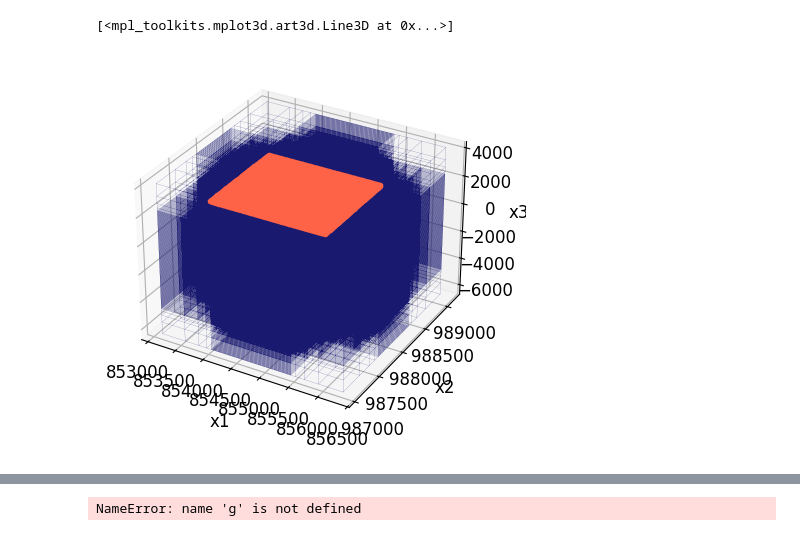
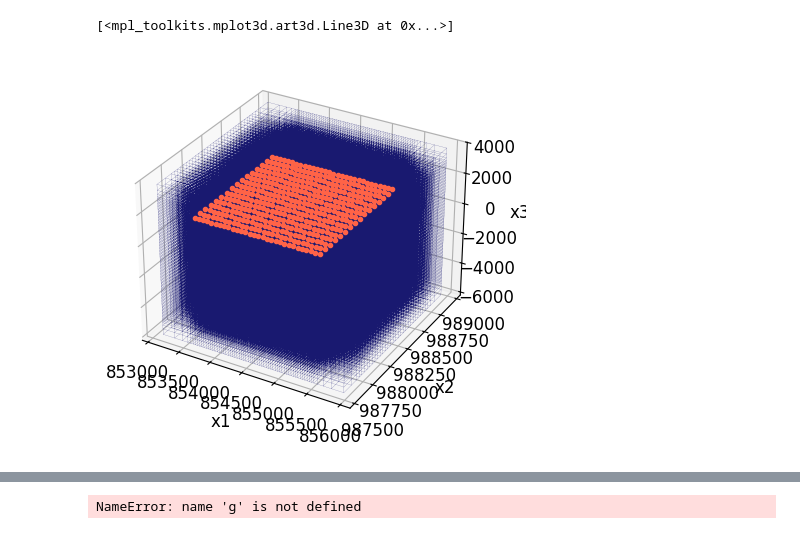
Before and after one commit to GabrielMoreno09/Proyecto_VCM_Modelamiento_Inversion, a Jupyter notebook: Inversion_WLS_dato_real_001_VCM.ipynb, the cells around one changed output, grey strips where cells are left out. Drawn from its saved outputs; the diff is of its cells as text; code cells hidden in the pictures.

Commit message:
Cambio en los datos de datos de inversión

```diff
--- a/Inversion_WLS_dato_real_001_VCM.ipynb
+++ b/Inversion_WLS_dato_real_001_VCM.ipynb
@@ -66,7 +66,7 @@ import tarfile
 data_source = "https://drive.google.com/uc?export=download&id=10Onogxn_earqKe9X0F_VtnJxV_dd8cR4"
 
 # Descargar el archivo y guardar el nombre local
-downloaded_data = "Inversion_Datos_Andes.tar.gz"
+downloaded_data = "Inversion_Datos_Andes_Dato_Real.tar.gz"
 print(f"Downloading data from: {data_source}")
 urllib.request.urlretrieve(data_source, downloaded_data)
 print(f"File downloaded: {downloaded_data}")
@@ -81,11 +81,11 @@ else:
     print("The downloaded file is not a tar.gz file.")
 
 # Definir el directorio que contiene los datos descomprimidos
-dir_path = os.path.join("Inversion_Datos_Andes", "")  # Ruta a la carpeta descomprimida
+dir_path = os.path.join("Inversion_Datos_Andes_Dato_Real", "")  # Ruta a la carpeta descomprimida
 
 # Nombres de los archivos con rutas completas
-topo_filename = os.path.join(dir_path, "Topo_80k_puntos_Andes.txt")
-data_filename = os.path.join(dir_path, "Dato_obs_5k_puntos_Andes_Inf.txt")
+topo_filename = os.path.join(dir_path, "Topo_20k_puntos_Andes.txt")
+data_filename = os.path.join(dir_path, "Puntos_480_dato_real.txt")
 
 # Verificación de los archivos
 if os.path.exists(topo_filename):
@@ -989,62 +1022,62 @@ new_data_object = data.Data(survey, dobs=dobs, standard_deviation=new_uncertaint
 # ax.set_ylim(-6000, 3000)
 # ax.set_title("Cell Log-Volumes at Y = 0 m")
 # %%
-# #definir la malla
-# dx = 35
-# ncx = 40
-# dy = 37
-# ncy = 15
-# dz = 200
-# ncz = 40
-# dpadh = 3.5
-# exp_h = 1.5
+#definir la malla
+dx = 35
+ncx = 55
+dy = 37
+ncy = 25
+dz = 100
+ncz = 80
+dpadh = 4.5
+exp_h = 1.5
 
-# hx = [(dx, dpadh, -exp_h), (dx, ncx), (dx, dpadh, exp_h)]
-# hy = [(dy, dpadh, -exp_h), (dy, ncy), (dy, dpadh, exp_h)]
-# hz = [(dz, 3, -exp_h), (dz, ncz)]
-# tree_mesh = TensorMesh([hx, hy, hz], x0=[853614,987543,-6000])
-# tree_mesh.plot_grid(color="midnightblue", linewidth=0.1)
+hx = [(37, dpadh, -exp_h), (dx, ncx), (37, dpadh, exp_h)]
+hy = [(20, dpadh, -exp_h), (dy, ncy), (20, dpadh, exp_h)]
+hz = [(74, dpadh, -exp_h), (dz, ncz), (74, dpadh, exp_h)]
+tree_mesh = TensorMesh([hx, hy, hz], x0=[853114,987543,-6000])
+tree_mesh.plot_grid(color="midnightblue", linewidth=0.1)
 
 
-# Valores con la mitad del detalle (celdas el doble de grandes, mitad de cantidad)
-dx = 20  # 10 × 2
-ncx = 95  # 280 ÷ 4
-dy = 20  # 6 × 2
-ncy = 68  # 111 ÷ 2 (redondeado)
-dz = 62  # 20 × 2
-ncz = 113  # 350 ÷ 2
-dpadh = 4.7  # Se mantiene igual
-exp_h = 1.7  # Se mantiene igual
+# # Valores con la mitad del detalle (celdas el doble de grandes, mitad de cantidad)
+# dx = 20  # 10 × 2
+# ncx = 95  # 280 ÷ 4
+# dy = 20  # 6 × 2
+# ncy = 68  # 111 ÷ 2 (redondeado)
+# dz = 62  # 20 × 2
+# ncz = 113  # 350 ÷ 2
+# dpadh = 4.7  # Se mantiene igual
+# exp_h = 1.7  # Se mantiene igual
 
-hx = [(30, dpadh, -exp_h), (dx, ncx), (30, dpadh, exp_h)]
-hy = [(20, dpadh, -exp_h), (dy, ncy), (20, dpadh, exp_h)]
-hz = [(104, dpadh, -exp_h), (dz, ncz), (104, dpadh, exp_h)]
-tree_mesh = TensorMesh([hx, hy, hz], x0=[853114,987043,-6500])
-tree_mesh.plot_grid(color="midnightblue", linewidth=0.1)
+# hx = [(30, dpadh, -exp_h), (dx, ncx), (30, dpadh, exp_h)]
+# hy = [(20, dpadh, -exp_h), (dy, ncy), (20, dpadh, exp_h)]
+# hz = [(104, dpadh, -exp_h), (dz, ncz), (104, dpadh, exp_h)]
+# tree_mesh = TensorMesh([hx, hy, hz], x0=[853114,987043,-6500])
+# tree_mesh.plot_grid(color="midnightblue", linewidth=0.1)
 
 
 # # Valores con la mitad del detalle (celdas el doble de grandes, mitad de cantidad)
 # dx = 10  # 5 × 2
 # ncx = 140  # 280 ÷ 2
 # dy = 12  # 6 × 2
 # ncy = 55  # 111 ÷ 2 (redondeado)
 # dz = 40  # 20 × 2
 # ncz = 175  # 350 ÷ 2
 # dpadh = 4.7  # Se mantiene igual
 # exp_h = 1.7  # Se mantiene igual
 
 # # Definir la malla con los valores ajustados
 # hx = [(50, dpadh, -exp_h), (dx, ncx), (50, dpadh, exp_h)]
 # hy = [(40, dpadh, -exp_h), (dy, ncy), (40, dpadh, exp_h)]
 # hz = [(104, dpadh, -exp_h), (dz, ncz), (104, dpadh, exp_h)]
 # meshes = TensorMesh([hx, hy, hz], x0=[853614, 987543, -6000])
 # tree_mesh = TensorMesh([hx, hy, hz], x0=[853114,987043,-6500])
 # tree_mesh.plot_grid(color="midnightblue", linewidth=0.1)
 
 plt.plot(x, y, z, '.', color='tomato')
 # %% [output]
 [<mpl_toolkits.mplot3d.art3d.Line3D at 0x...>]
-[figure, old version]
+[figure, new version]
 # %%
 active_tree_cells = active_from_xyz(tree_mesh, xyz_topo)
 n_tree_active = int(active_tree_cells.sum())
```
Also changed, not shown: parts of 33 cells of this notebook, 2 other files.
